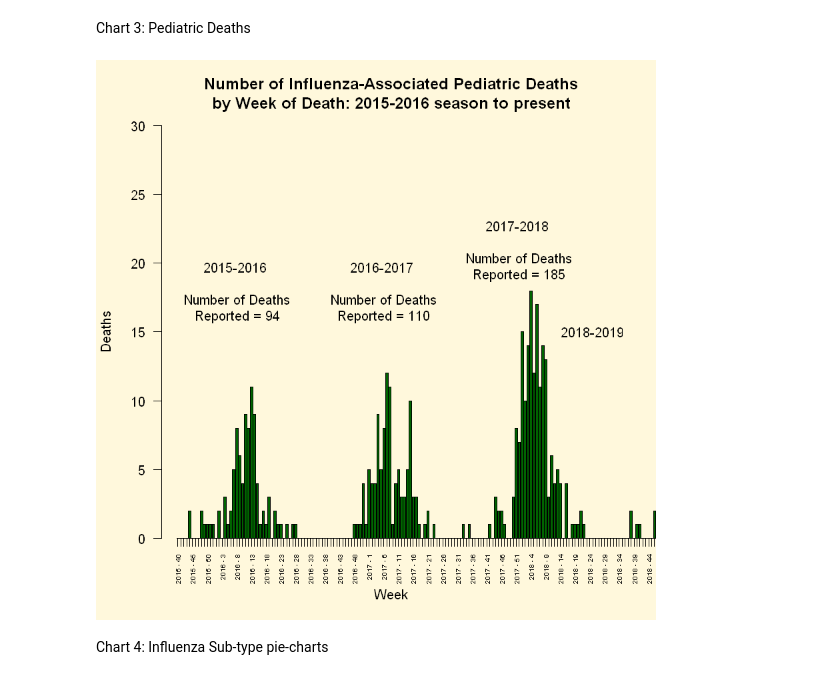
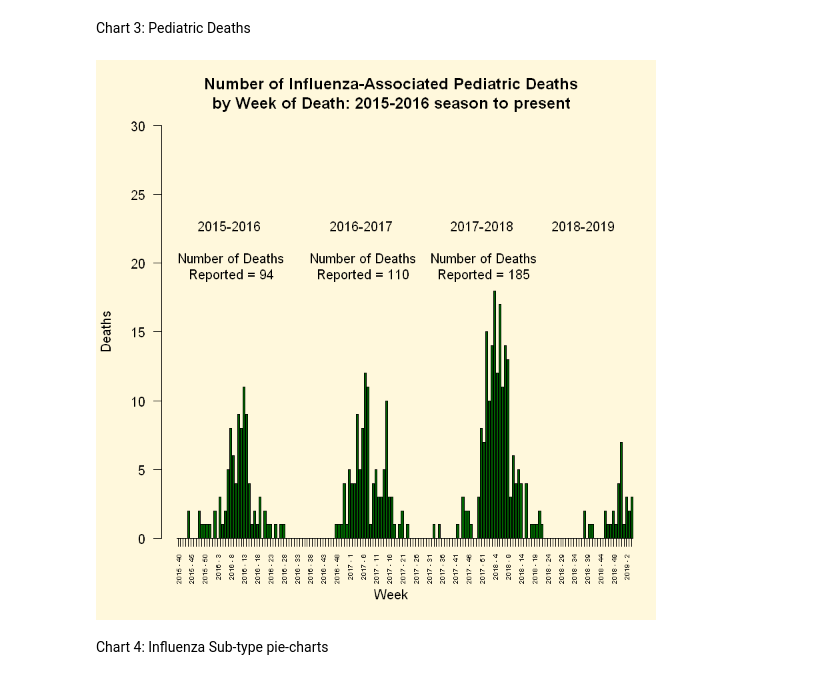
Before and after one commit to shivapal/EDAproj, a Jupyter notebook: Part2/Task 4/Flu Charts.ipynb, the cells around one changed output. Drawn from its saved outputs; the diff is of its cells as text; code cells hidden in the pictures.

Commit message:
Update Flu Charts.ipynb
Tried fixing the axis on pediatric deaths, the ticks are still somewhat wrong though

```diff
--- a/Part2/Task 4/Flu Charts.ipynb
+++ b/Part2/Task 4/Flu Charts.ipynb
@@ -86,37 +86,42 @@ Chart 3: Pediatric Deaths
 # %%
 pedDeathsRaw <- read.csv("Weekly.csv") #read in csv data
 pedDeathsMod <- pedDeathsRaw[c(1:173),c(2:3)] #keep relevant fields
 par(bg="cornsilk") #set background
 #format x labels
 pedDeathX <- c()
 year <- 2015
 week <- 40
 for(i in 1:173) {
   if((i-1)%%5==0){
     pedDeathX[i] <- paste(year,"-",week)
   } else {
     pedDeathX[i] <- ""
   }
 
   week <- week+1
   if(week > 52){
     week <- week%%52
     year <- year+1
   }
 }
 lab <- rep("", length(pedDeathsMod$WEEK.NUMBER))
 lab <- pedDeathX
 
 barplot(pedDeathsMod$NO..OF.DEATHS,names.arg = lab,
         cex.names=.5, beside=T,
         main = "Number of Influenza-Associated Pediatric Deaths\nby Week of Death: 2015-2016 season to present", xlab = "Week",
-        ylab = "Deaths", ylim=c(0,30), xlim= c(1,175), axis.lty=1, las=2, col="darkgreen")
-text(25,18, labels="2015-2016 \n\nNumber of Deaths\nReported = 94")
-text(85,18, labels="2016-2017 \n\nNumber of Deaths\nReported = 110")
+        ylab = "Deaths", ylim=c(0,30), xlim= c(1,195), axis.lty=1, las=2, col="darkgreen")
+#axis(side = 1,
+#     labels=lab,
+#     at=c(1:173),
+#     las=2,
+#     tck=-.025)
+text(25,21, labels="2015-2016 \n\nNumber of Deaths\nReported = 94")
+text(85,21, labels="2016-2017 \n\nNumber of Deaths\nReported = 110")
 text(140,21, labels="2017-2018 \n\nNumber of Deaths\nReported = 185")
-text(170,15, labels="2018-2019")
+text(185,22.75, labels="2018-2019")
 # %% [output]
-[figure, old version]
+[figure, new version]
 # %% [markdown]
 Chart 4: Influenza Sub-type pie-charts
 # %%
```
